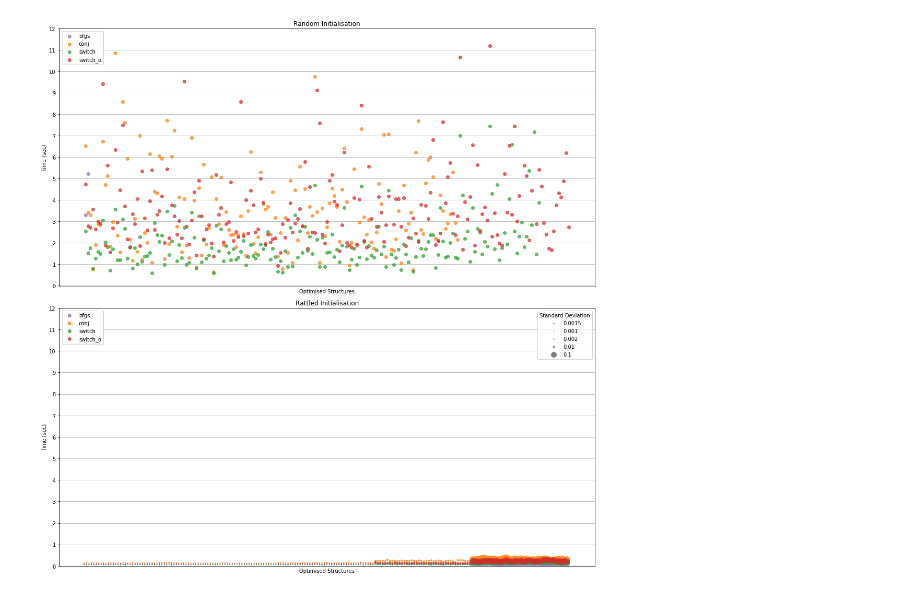
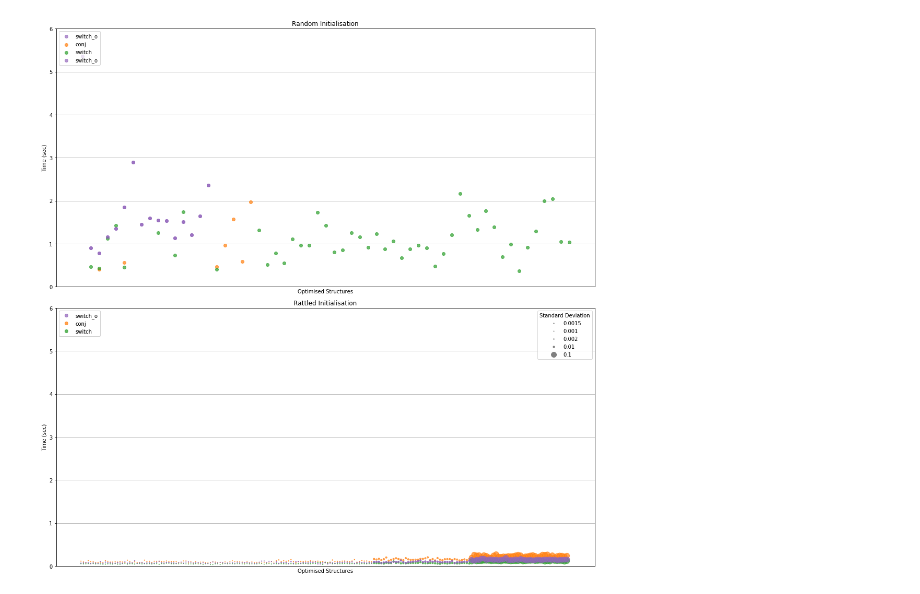
Before and after one commit to sanantoniochili/Switch_Implementation, a Jupyter notebook: Read Results.ipynb, the cells around one changed output. Drawn from its saved outputs; the diff is of its cells as text; code cells hidden in the pictures.

```diff
--- a/Read Results.ipynb
+++ b/Read Results.ipynb
@@ -4,8 +4,8 @@ import pandas as pd
 import numpy as np
 import matplotlib.pyplot as plt
 
-filename = 'results6.csv'
-test_dir = 'tests/test6_unfix_c6'
+filename = 'results4.csv'
+test_dir = 'tests/test4_unfix'
 FORMAT = 'pdf'
 
 ''' Merge csv files '''
@@ -125,8 +125,8 @@ rat_succ = df[df['structure'].str.contains(
 		"rat") == True].loc[df['opt_succ'] == True]
 
 fig, axs = plt.subplots(2,figsize=(15,15))
-colors = {'purple' : methods[0], 'orange' : methods[1], 'green' : methods[2], 'red' : methods[3]}
-clabels = ['purple', 'orange', 'green', 'red']
+colors = {'purple' : methods[0], 'orange' : methods[1], 'green' : methods[2], 'purple' : methods[3]}
+clabels = ['purple', 'orange', 'green', 'purple']
 
 # Random
 
@@ -153,31 +153,31 @@ start0, end0 = axs[0].get_ylim()
 start1, end1 = axs[1].get_ylim()
 
 end = max(end0, end1)+1
 
 axs[0].legend(loc="upper left")
 axs[0].set_xticks([])
 axs[0].set_xlabel('Optimised Structures')
 axs[0].set_ylabel('Time (sec)')
 axs[0].yaxis.set_ticks(np.arange(0, end))
 axs[0].set_title('Random Initialisation', fontsize=FONTSIZE)
 
 h = [plt.scatter([],[], s=i*1000, c="gray") for i in slabels]
 leg = plt.legend(handles=h, labels=slabels,loc="upper right", title="Standard Deviation")
 axs[1].add_artist(leg)
 
 h = [plt.plot([],[], color='tab:'+c, alpha=0.7, marker="o", ls="")[0] for c in colors]
 leg = plt.legend(handles=h, labels=[colors[c] for c in colors],loc="upper left")
 axs[1].add_artist(leg)
 
 axs[1].set_xlabel('Optimised Structures')
 axs[1].set_ylabel('Time (sec)')
 axs[1].yaxis.set_ticks(np.arange(0, end))
 axs[1].set_title('Rattled Initialisation', fontsize=FONTSIZE)
 axs[1].set_xticks([])
 
 fig.tight_layout()
 
 plt.savefig(test_dir+'/OptTime', format=FORMAT)
 plt.show()
 # %% [output]
-[figure, old version]
+[figure, new version]
```
Also changed, not shown: parts of 8 cells of this notebook, 2 other files.
